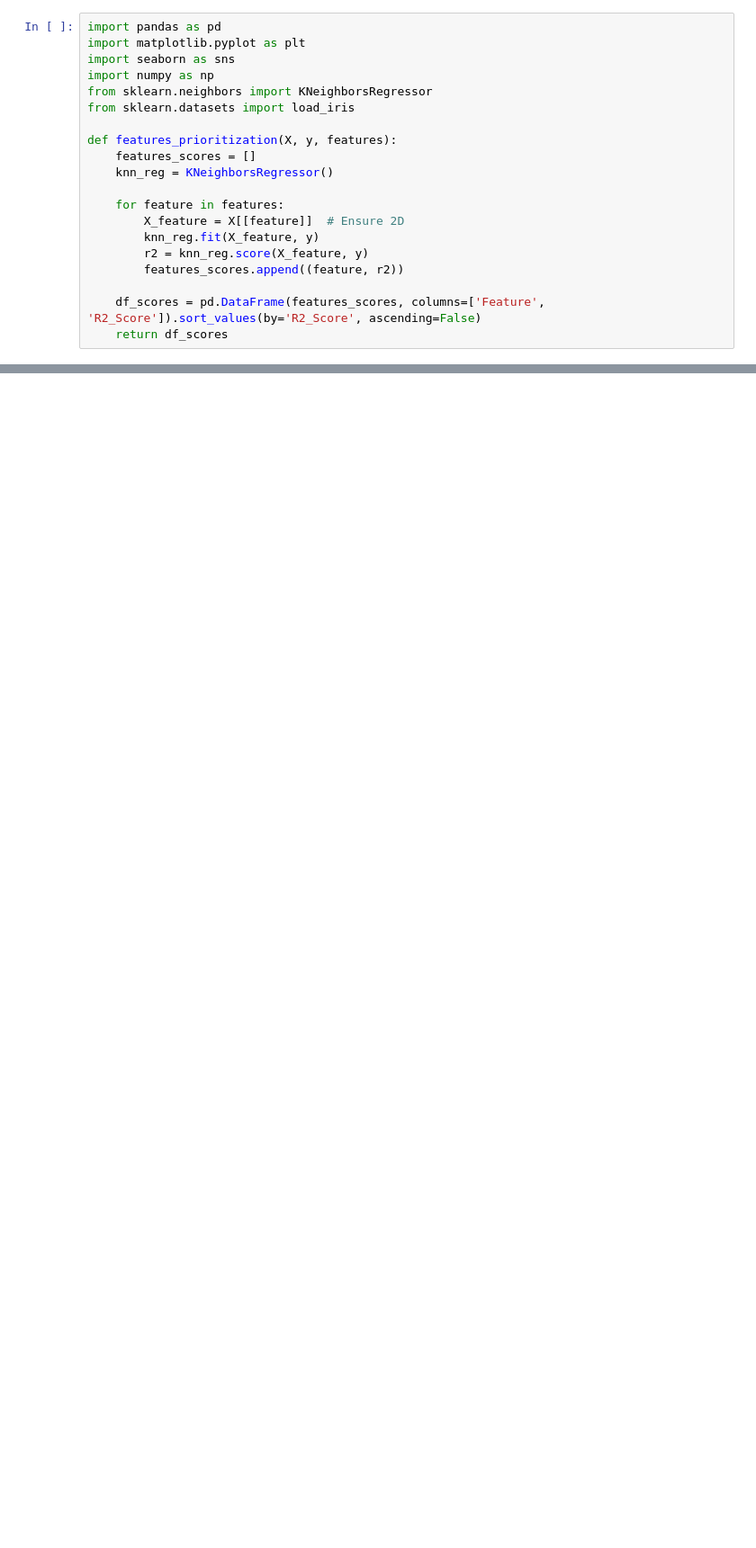
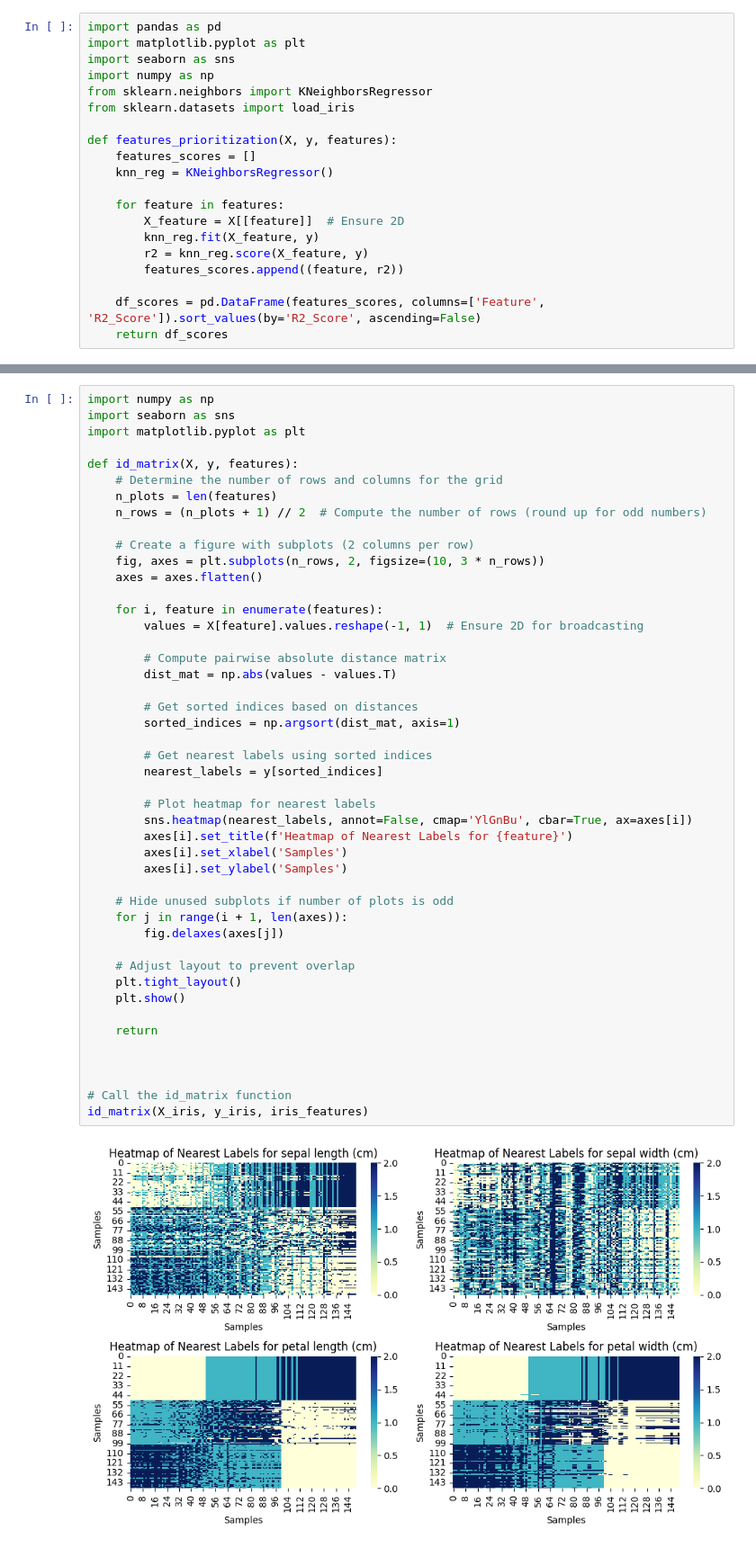
Before and after one commit to alibagheribardi/Erdos_Project, a Jupyter notebook: Projec1_Regression_Modification.ipynb, the cells around one changed output, grey strips where cells are left out. Shown at 90% size. Saved outputs shown, nothing was run; the diff lists cells and outputs as text; blank space fills up the shorter version.

```diff
--- a/Projec1_Regression_Modification.ipynb
+++ b/Projec1_Regression_Modification.ipynb
@@ -38,0 +77,48 @@ print(iris_scores)
+# %%
+import numpy as np
+import seaborn as sns
+import matplotlib.pyplot as plt
+
+def id_matrix(X, y, features):
+    # Determine the number of rows and columns for the grid
+    n_plots = len(features)
+    n_rows = (n_plots + 1) // 2  # Compute the number of rows (round up for odd numbers)
+
+    # Create a figure with subplots (2 columns per row)
+    fig, axes = plt.subplots(n_rows, 2, figsize=(10, 3 * n_rows))
+    axes = axes.flatten()
+
+    for i, feature in enumerate(features):
+        values = X[feature].values.reshape(-1, 1)  # Ensure 2D for broadcasting
+
+        # Compute pairwise absolute distance matrix
+        dist_mat = np.abs(values - values.T)
+
+        # Get sorted indices based on distances
+        sorted_indices = np.argsort(dist_mat, axis=1)
+
+        # Get nearest labels using sorted indices
+        nearest_labels = y[sorted_indices]
+
+        # Plot heatmap for nearest labels
+        sns.heatmap(nearest_labels, annot=False, cmap='YlGnBu', cbar=True, ax=axes[i])
+        axes[i].set_title(f'Heatmap of Nearest Labels for {feature}')
+        axes[i].set_xlabel('Samples')
+        axes[i].set_ylabel('Samples')
+
+    # Hide unused subplots if number of plots is odd
+    for j in range(i + 1, len(axes)):
+        fig.delaxes(axes[j])
+
+    # Adjust layout to prevent overlap
+    plt.tight_layout()
+    plt.show()
+
+    return
+
+
+
+# Call the id_matrix function
+id_matrix(X_iris, y_iris, iris_features)
+# %% [output]
+[figure, added]
```
Also changed, not shown: parts of 2 cells of this notebook.
